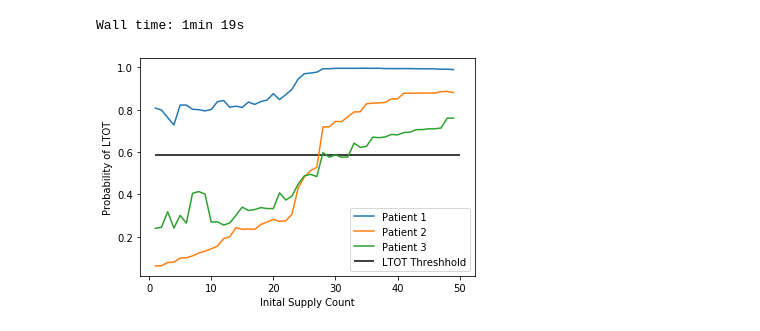
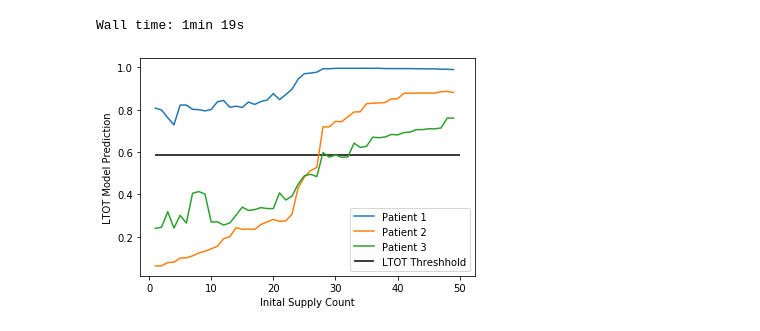
Before and after one commit to chenson2018/Humana-Mays-Competition, a Jupyter notebook: Final Model/Three Patients.ipynb, the cells around one changed output. Cells and saved outputs as stored; diff of their text form; code cells hidden in the pictures.

```diff
--- a/Final Model/Three Patients.ipynb
+++ b/Final Model/Three Patients.ipynb
@@ -389,11 +389,11 @@ ranges = [patient1_range, patient2_range, patient3_range]
 # %%
 for count, patient in enumerate(ranges):
     plt.plot(range(min_sc, max_sc), patient['RF+LGB'].values, label = 'Patient ' + str(count+1))
 
 plt.hlines(y=.586, xmin=min_sc, xmax=max_sc, label = "LTOT Threshhold")
 plt.xlabel('Inital Supply Count')
-plt.ylabel('Probability of LTOT')
+plt.ylabel('LTOT Model Prediction')
 plt.legend()
 plt.show()
 # %% [output]
-[figure, old version]
+[figure, new version]
```
